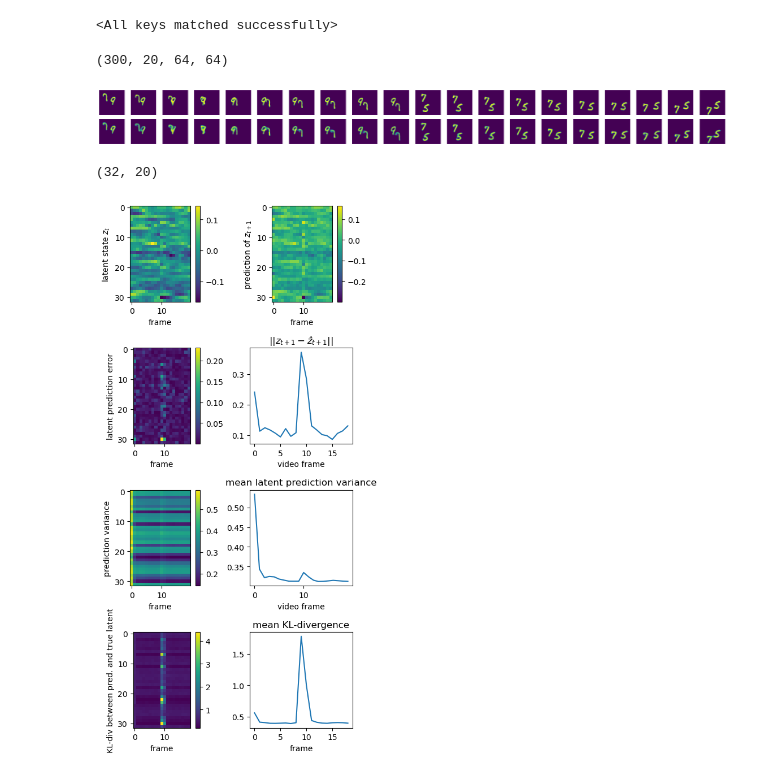
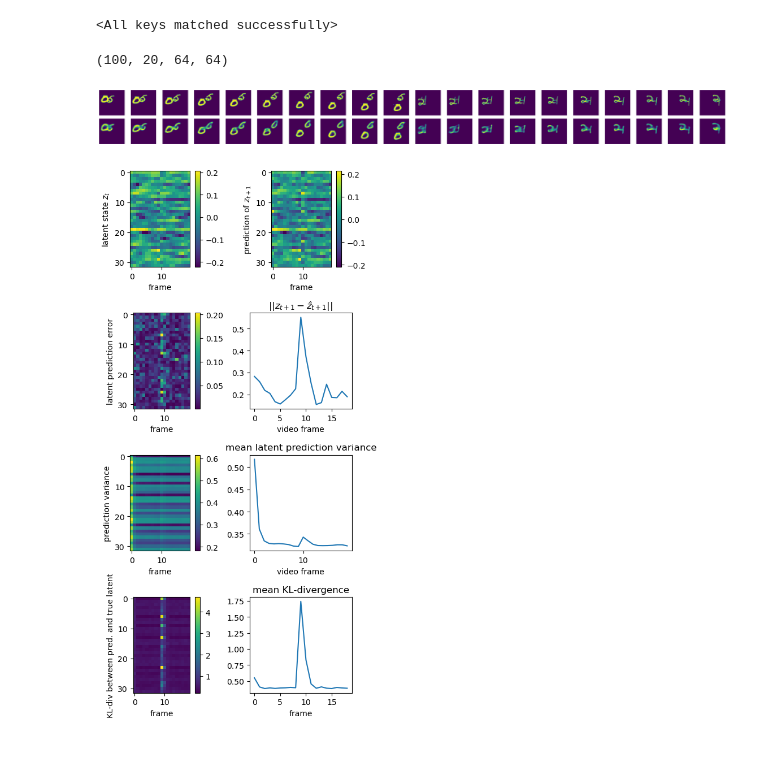
Before and after one commit to FelixHub/serotonin_model, a Jupyter notebook: world_model.ipynb, the cells around one changed output. Saved outputs shown, nothing was run; the diff lists cells and outputs as text; code cells hidden in the pictures.

Commit message:
train files for all models

```diff
--- a/world_model.ipynb
+++ b/world_model.ipynb
@@ -65,11 +65,11 @@ for epoch in range(num_epochs):
         # Feeding a batch of images into the network to obtain the output image, mu, and logVar
         out, mu, logsigma = V_model(imgs)
 
-        loss = V_model.loss_function(out, imgs, mu, logsigma)
+        loss,loss_KL = V_model.loss_function(out, imgs, mu, logsigma)
 
         # Backpropagation based on the loss
         optimizer.zero_grad()
         loss.backward()
         optimizer.step()
 
-        pbar.set_description("epoch "+str(epoch+1)+"/"+str(num_epochs)+" loss= "+str(loss.cpu().detach().numpy()) )
+        pbar.set_description("epoch "+str(epoch+1)+"/"+str(num_epochs)+" loss= "+str(loss.cpu().detach().numpy())+" loss KL = "+str(loss_KL.cpu().detach().numpy()))
@@ -97,7 +99,7 @@ torch.save(V_model.state_dict(), 'saved_models/vae-mdrnn/vae_moving_digits_beta_
 # %%
 # load V model
 V_model = VAE(img_channels=1, latent_size=32).to(device)
-V_model.load_state_dict(torch.load('saved_models/vae-mdrnn/vae_moving_digits.pt'))
+V_model.load_state_dict(torch.load('saved_models/vae-mdrnn/vae_moving_digits_2802.pt'))
 # %% [output]
 <All keys matched successfully>
 # %% [markdown]
@@ -162,7 +164,7 @@ torch.save(M_model.state_dict(), 'saved_models/vae-mdrnn/mdrnn_moving_digits.pt'
 # %%
 # load V model
 M_model =  MDRNN(latents=32, actions=2, hiddens=128, gaussians=1).to(device)
-M_model.load_state_dict(torch.load('saved_models/vae-mdrnn/mdrnn_moving_digits.pt'))
+M_model.load_state_dict(torch.load('saved_models/vae-mdrnn/mdrnn_moving_digits_2802.pt'))
 # %% [output]
 <All keys matched successfully>
 # %%
@@ -228,8 +230,8 @@ def run_model_prediction(video):
 
     return reconstructed_video,latent_video, latent_video_variance, mean_pred, sig_pred
 # %%
-random_index_1 = np.random.randint(10000,size=300)
-random_index_2 = np.random.randint(10000,size=300)
+random_index_1 = np.random.randint(10000,size=100)
+random_index_2 = np.random.randint(10000,size=100)
 video = data_sequential[random_index_1,:]
 video = np.concatenate((data_sequential[random_index_1,:10],data_sequential[random_index_2,:10]),axis=1)
 print(video.shape)
@@ -238,12 +240,8 @@ print(video.shape)
 reconstructed_video,latent_video, latent_video_variance, mean_pred, sig_pred = run_model_prediction(video)
 plot_video_comparison(video[0],reconstructed_video[0])
 # %% [output]
-(300, 20, 64, 64)
+(100, 20, 64, 64)
-[figure, old version]
+[figure, new version]
-# %%
-z_pred.shape
-# %% [output]
-(32, 20)
 # %%
 f = plt.figure(figsize=(5,10))
 
@@ -259,13 +257,13 @@ z_var =latent_video_variance[:,1:,:]
 kl_loss = -0.5 * np.sum(np.expand_dims(z_var,-1) - np.expand_dims(z_pred_var,-1) - np.divide((np.expand_dims(z_var,-1) + (np.expand_dims(z_mean,-1) - np.expand_dims(z_pred_mean,-1))**2),np.expand_dims(z_pred_var,-1)+1e-10),axis=-1)
 
 plt.subplot(421)
-plt.imshow(np.mean(latent_video,axis=0).T)
+plt.imshow(z)
 plt.colorbar()
 plt.xlabel('frame')
 plt.ylabel(r'latent state $z_{t}$')
 
 plt.subplot(422)
-plt.imshow(np.mean(mean_pred,axis=0).T)
+plt.imshow(z_pred)
 plt.colorbar()
 plt.xlabel('frame')
 plt.ylabel(r'prediction of $z_{t+1}$ ')
@@ -279,31 +277,31 @@ plt.ylabel('latent prediction error')
 plt.subplot(424)
 plt.plot(z_error_norm)
 plt.xlabel('video frame')
 plt.title(r'$||z_{t+1} - ẑ_{t+1}||$')
 
 plt.subplot(425)
 plt.imshow(np.mean(sig_pred,axis=0).T)
 plt.colorbar()
 plt.xlabel('frame')
 plt.ylabel('prediction variance')
 
 plt.subplot(426)
 plt.plot(np.mean(np.mean(sig_pred,axis=0).T,axis=0))
 plt.xlabel('video frame')
 plt.title('mean latent prediction variance')
 
 plt.subplot(427)
 plt.imshow(np.mean(kl_loss,axis=0).T)
 plt.colorbar()
 plt.xlabel('frame')
 plt.ylabel('KL-div between pred. and true latent')
 
 plt.subplot(428)
 plt.plot(np.mean(np.mean(kl_loss,axis=0).T,axis=0))
 plt.xlabel('frame')
 plt.title('mean KL-divergence')
 
 f.tight_layout()
 plt.show()
 # %% [output]
-[figure, old version]
+[figure, new version]
```
Also changed, not shown: parts of 5 cells of this notebook, 6 other files.
